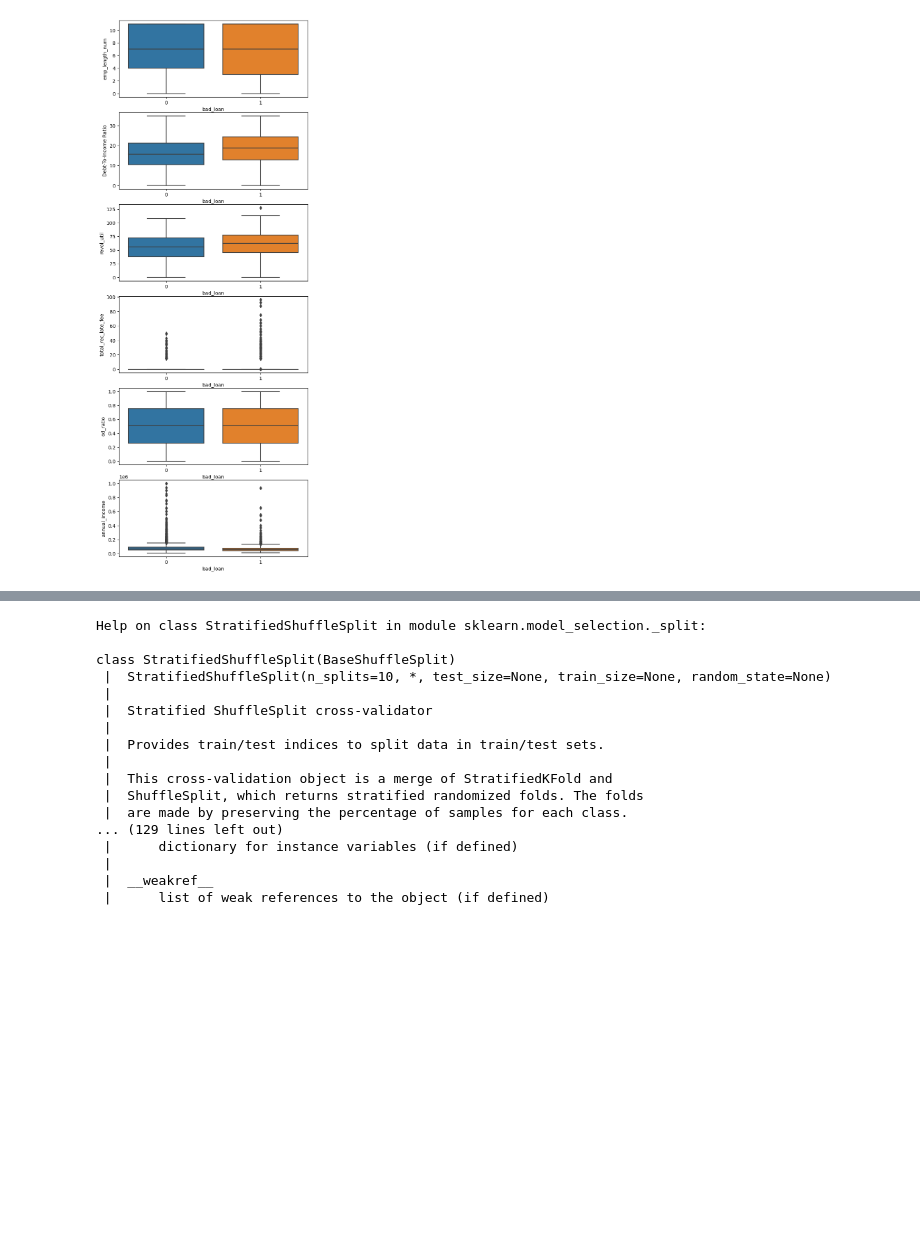
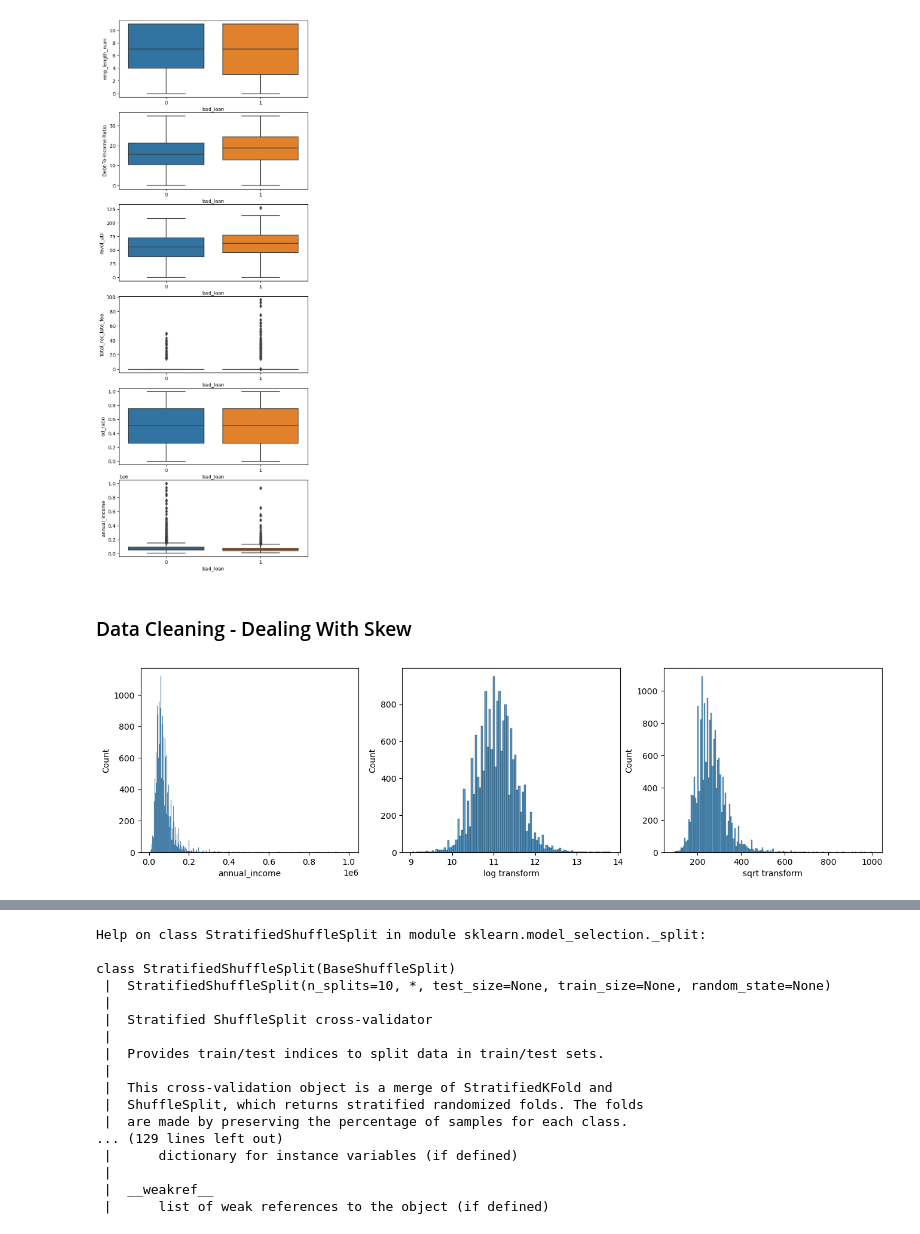
Before and after one commit to KaimiHuang/Applied_Data_Science_Project_1, a Jupyter notebook: Predict_bad_loan.ipynb, the cells around one changed output, grey strips where cells are left out. Cells and saved outputs as stored; diff of their text form; code cells hidden in the pictures; blank space fills up the shorter version.

```diff
--- a/Predict_bad_loan.ipynb
+++ b/Predict_bad_loan.ipynb
@@ -499,3 +497,16 @@ sns.boxplot(y='annual_income',
                 ax=ax[5]);
 # %% [output]
 [figure]
+# %% [markdown]
+### Data Cleaning - Dealing With Skew
+# %%
+#annual_income looks very skewed. Try trainsforming the feature using log or sqrt.
+#but may not need transformation for non-linear classifiers??
+fig, ax = plt.subplots(1, 3, figsize = (16,4))
+sns.histplot(x=df.annual_income, ax=ax[0]);
+sns.histplot(x=df.annual_income.apply(lambda x: x+1).apply(np.log), ax=ax[1]);
+ax[1].set_xlabel('log transform');
+sns.histplot(x=df.annual_income.apply(np.sqrt), ax=ax[2]);
+ax[2].set_xlabel('sqrt transform');
+# %% [output]
+[figure, added]
```
Also changed, not shown: parts of 37 cells of this notebook.
